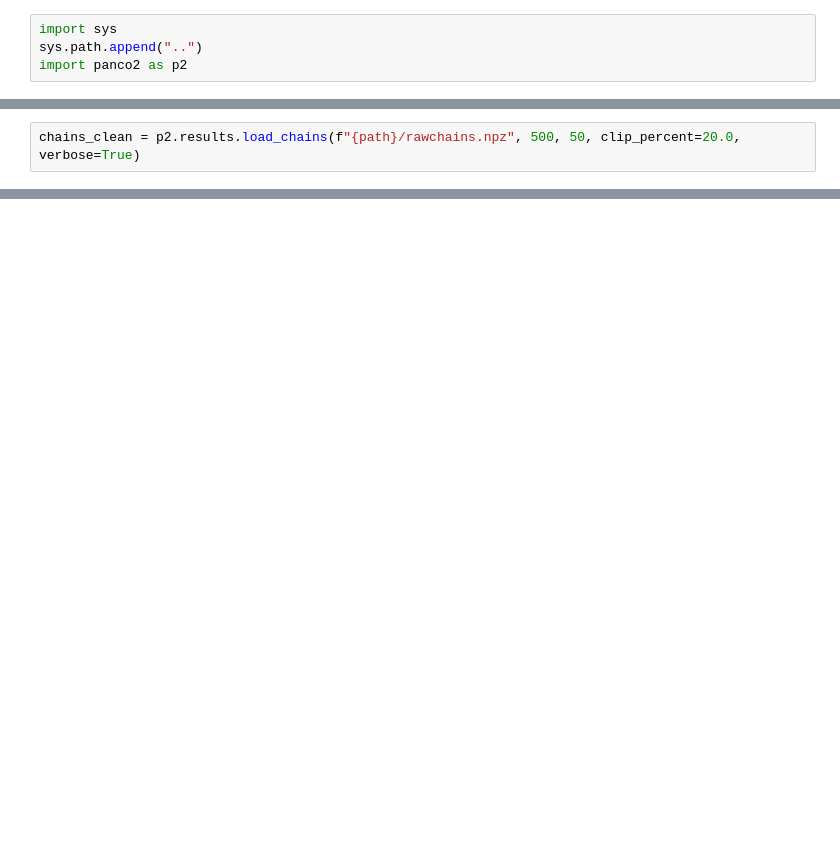
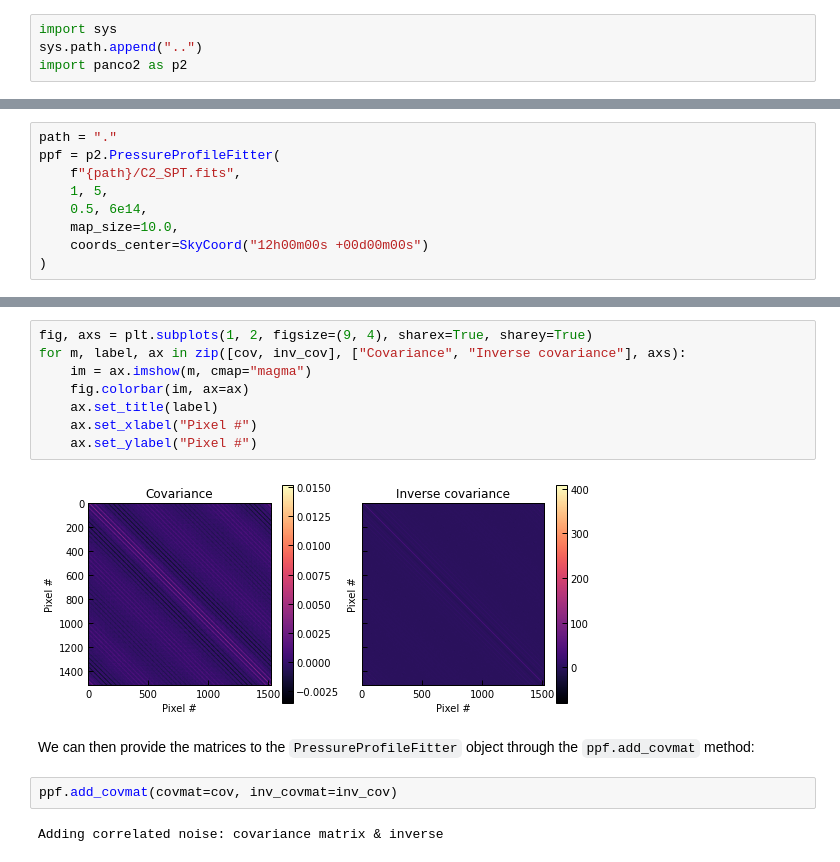
Before and after one commit to fkeruzore/panco2, a Jupyter notebook: docs/source/notebooks/example_covmat.ipynb, the cells around one changed output, grey strips where cells are left out. Drawn from its saved outputs; the diff is of its cells as text; blank space fills up the shorter version.

```diff
--- a/docs/source/notebooks/example_covmat.ipynb
+++ b/docs/source/notebooks/example_covmat.ipynb
@@ -101,2 +26,0 @@ Clean up the raw chains:
-# %%
-chains_clean = p2.results.load_chains(f"{path}/rawchains.npz", 500, 50, clip_percent=20.0, verbose=True)
@@ -150,0 +29,9 @@ fig.savefig(f"{path}/pressure_profile.pdf")
+# %%
+path = "."
+ppf = p2.PressureProfileFitter(
+    f"{path}/C2_SPT.fits",
+    1, 5,
+    0.5, 6e14,
+    map_size=10.0,
+    coords_center=SkyCoord("12h00m00s +00d00m00s")
+)
@@ -150,0 +61,16 @@ fig.savefig(f"{path}/pressure_profile.pdf")
+# %%
+fig, axs = plt.subplots(1, 2, figsize=(9, 4), sharex=True, sharey=True)
+for m, label, ax in zip([cov, inv_cov], ["Covariance", "Inverse covariance"], axs):
+    im = ax.imshow(m, cmap="magma")
+    fig.colorbar(im, ax=ax)
+    ax.set_title(label)
+    ax.set_xlabel("Pixel #")
+    ax.set_ylabel("Pixel #")
+# %% [output]
+[figure, added]
+# %% [markdown]
+We can then provide the matrices to the `PressureProfileFitter` object through the `ppf.add_covmat` method:
+# %%
+ppf.add_covmat(covmat=cov, inv_covmat=inv_cov)
+# %% [output]
+Adding correlated noise: covariance matrix & inverse
```
Also changed, not shown: parts of 40 cells of this notebook, 1 other file.
